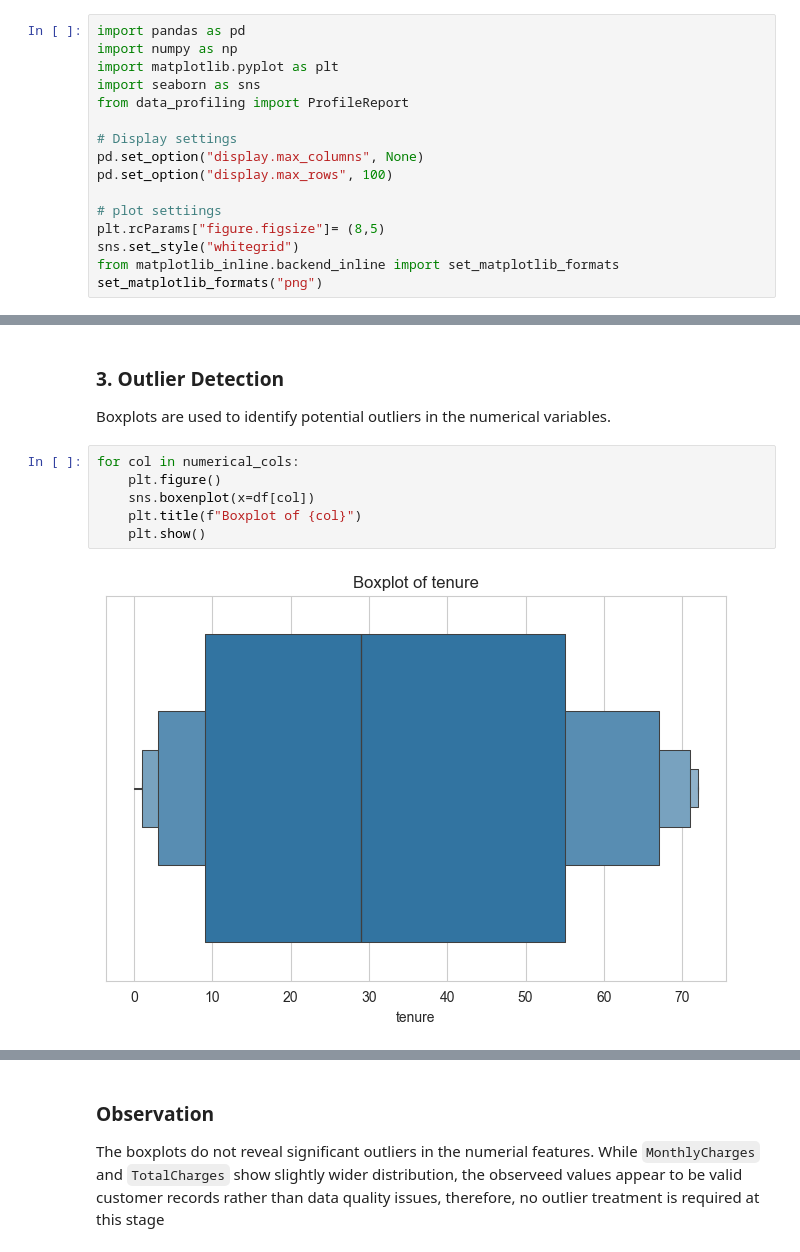
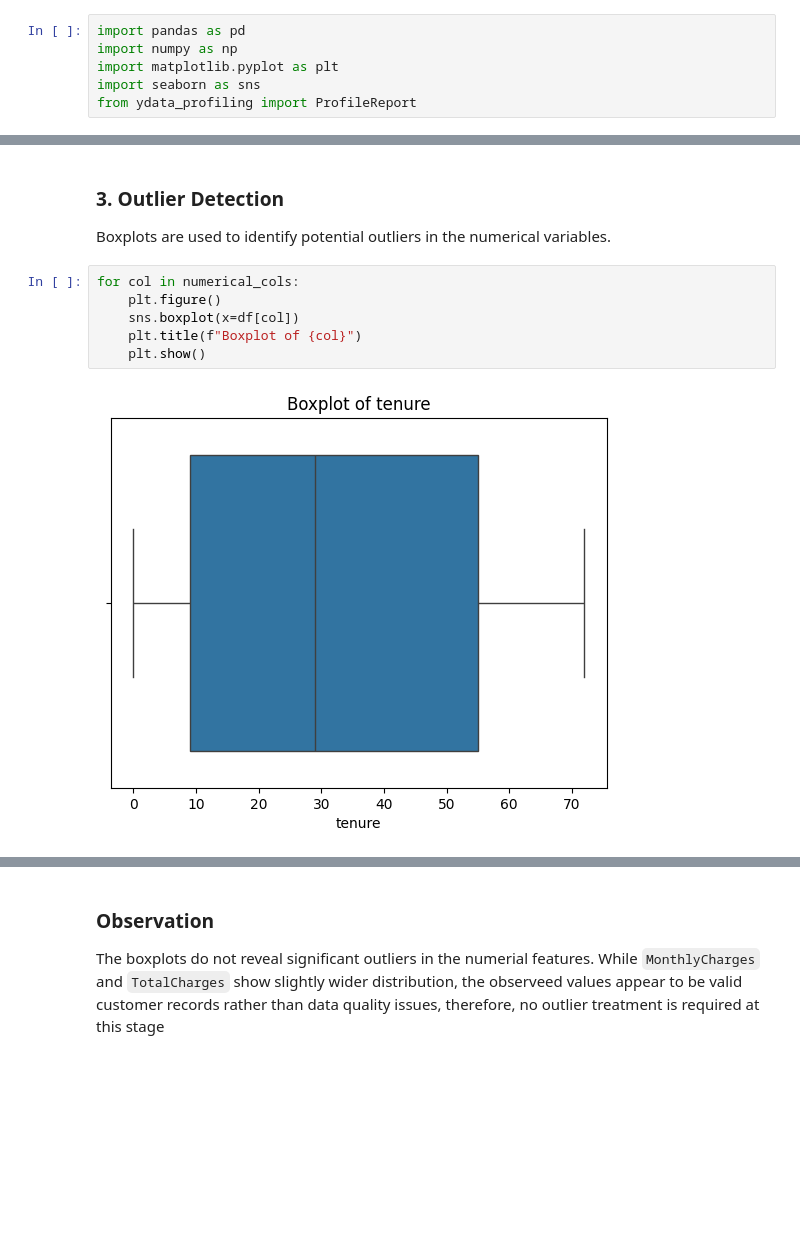
Before and after one commit to Dalia-hossam/Customer-Churn-Prediction, a Jupyter notebook: notebooks/01_EDA.ipynb, the cells around one changed output, grey strips where cells are left out. Drawn from its saved outputs; the diff is of its cells as text; blank space fills up the shorter version.

```diff
--- a/notebooks/01_EDA.ipynb
+++ b/notebooks/01_EDA.ipynb
@@ -18,17 +20,7 @@ import pandas as pd
 import numpy as np
 import matplotlib.pyplot as plt
 import seaborn as sns
-from data_profiling import ProfileReport
-
-# Display settings
-pd.set_option("display.max_columns", None)
-pd.set_option("display.max_rows", 100)
-
-# plot settiings
-plt.rcParams["figure.figsize"]= (8,5)
-sns.set_style("whitegrid")
-from matplotlib_inline.backend_inline import set_matplotlib_formats
-set_matplotlib_formats("png")
+from ydata_profiling import ProfileReport
 # %% [markdown]
 ## 2. **Load the Dataset**
 
@@ -402,8 +398,8 @@ Boxplots are used to identify potential outliers in the numerical variables.
 # %%
 for col in numerical_cols:
     plt.figure()
-    sns.boxenplot(x=df[col])
+    sns.boxplot(x=df[col])
     plt.title(f"Boxplot of {col}")
     plt.show()
 # %% [output]
-[figure, old version]
+[figure, new version]
```
Also changed, not shown: parts of 16 cells of this notebook, 24 other files.
